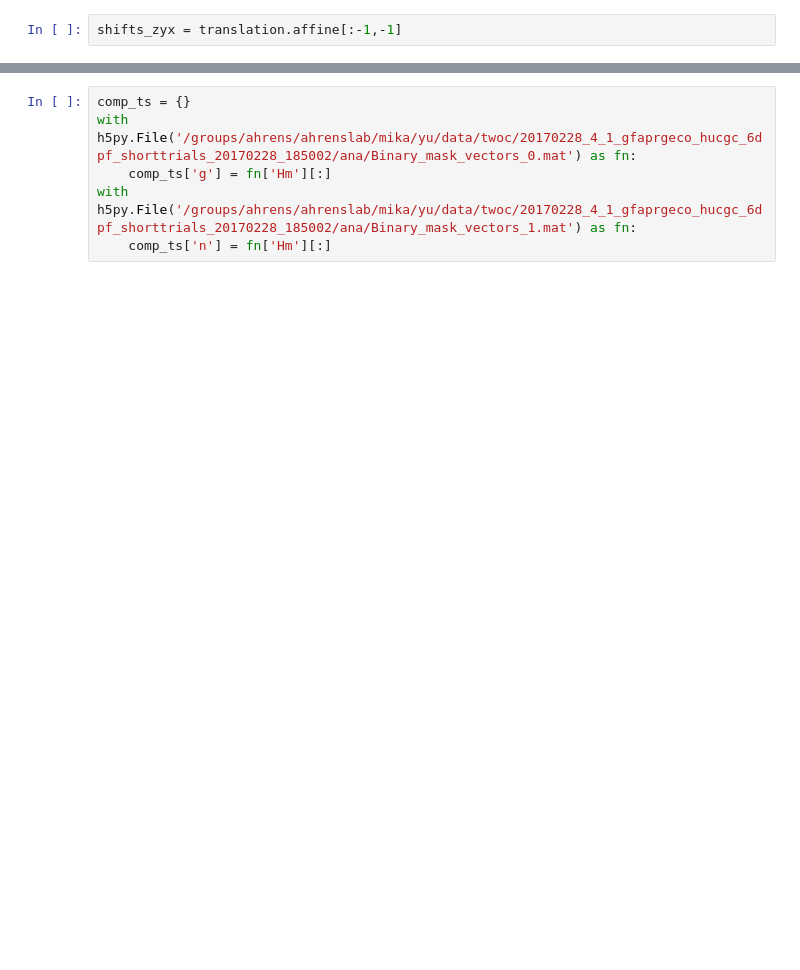
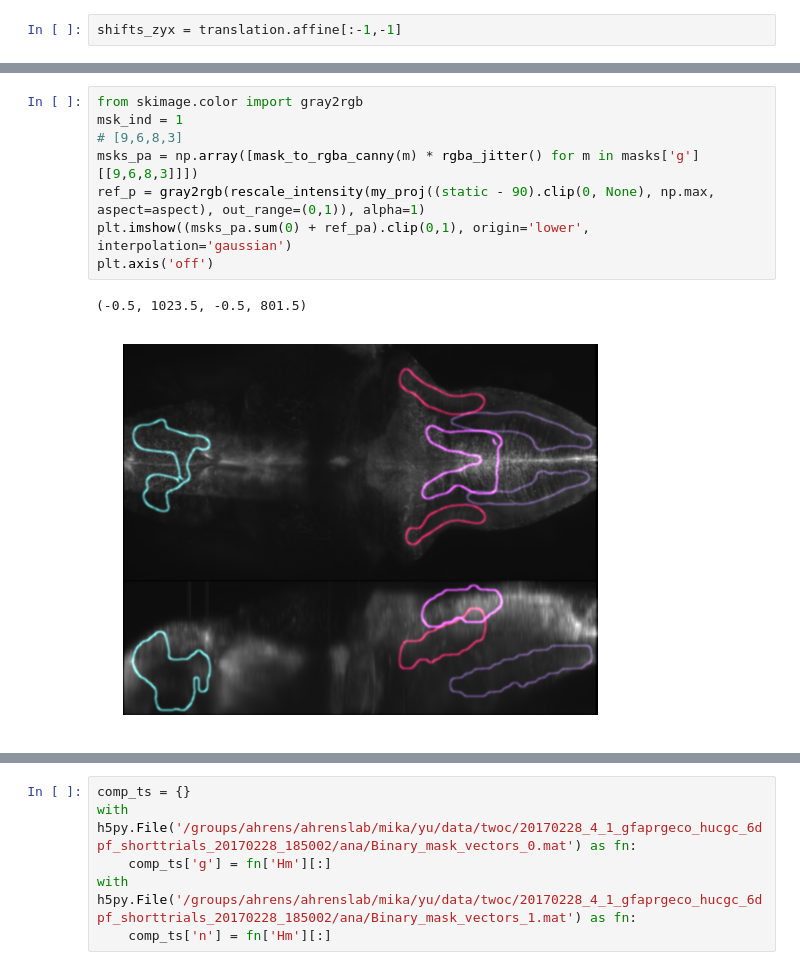
Before and after one commit to Yumuu/ngm, a Jupyter notebook: notebooks/plot-components.ipynb, the cells around one changed output, grey strips where cells are left out. Saved outputs shown, nothing was run; the diff lists cells and outputs as text; blank space fills up the shorter version.

```diff
--- a/notebooks/plot-components.ipynb
+++ b/notebooks/plot-components.ipynb
@@ -135,0 +209,11 @@ Wall time: 4min 56s
+# %%
+from skimage.color import gray2rgb
+msk_ind = 1
+# [9,6,8,3]
+msks_pa = np.array([mask_to_rgba_canny(m) * rgba_jitter() for m in masks['g'][[9,6,8,3]]])
+ref_p = gray2rgb(rescale_intensity(my_proj((static - 90).clip(0, None), np.max, aspect=aspect), out_range=(0,1)), alpha=1)
+plt.imshow((msks_pa.sum(0) + ref_pa).clip(0,1), origin='lower', interpolation='gaussian')
+plt.axis('off')
+# %% [output]
+(-0.5, 1023.5, -0.5, 801.5)
+[figure, added]
```
Also changed, not shown: parts of 23 cells of this notebook, 19 other files.
